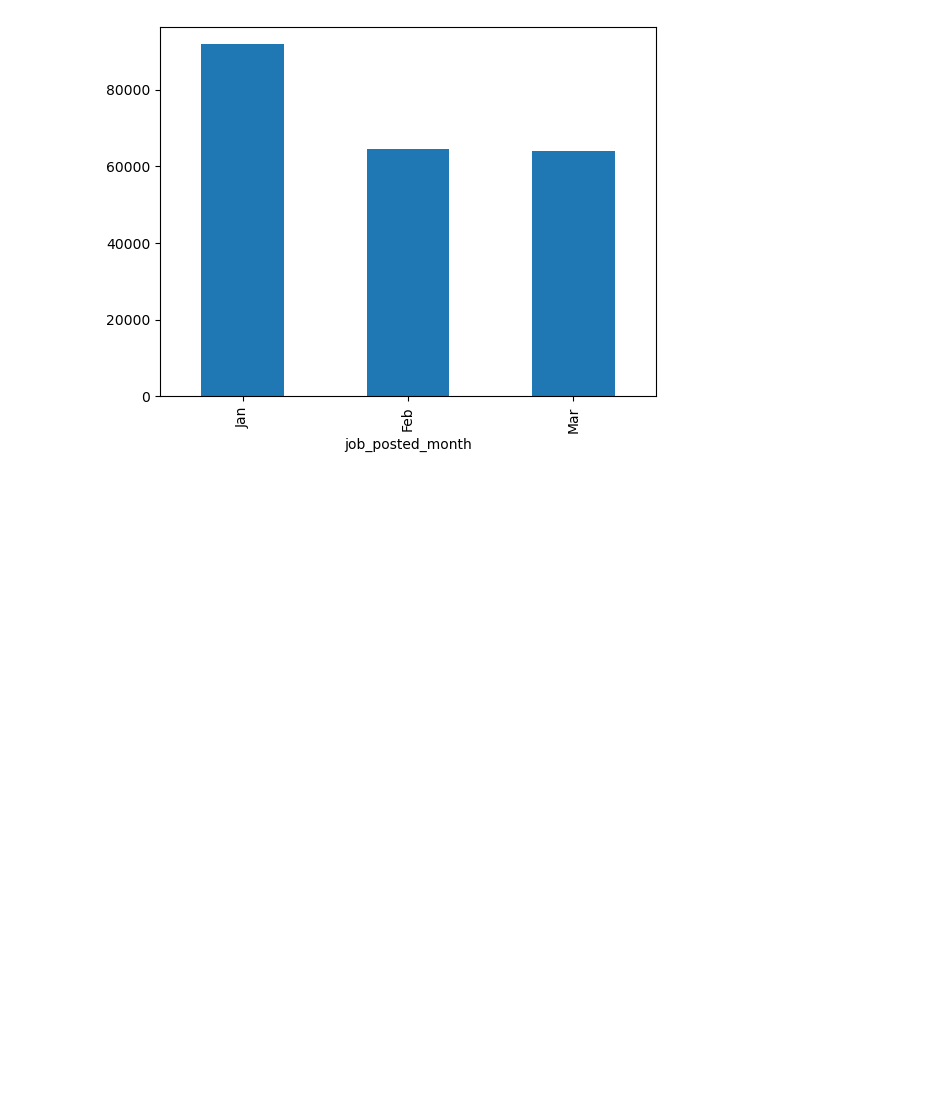
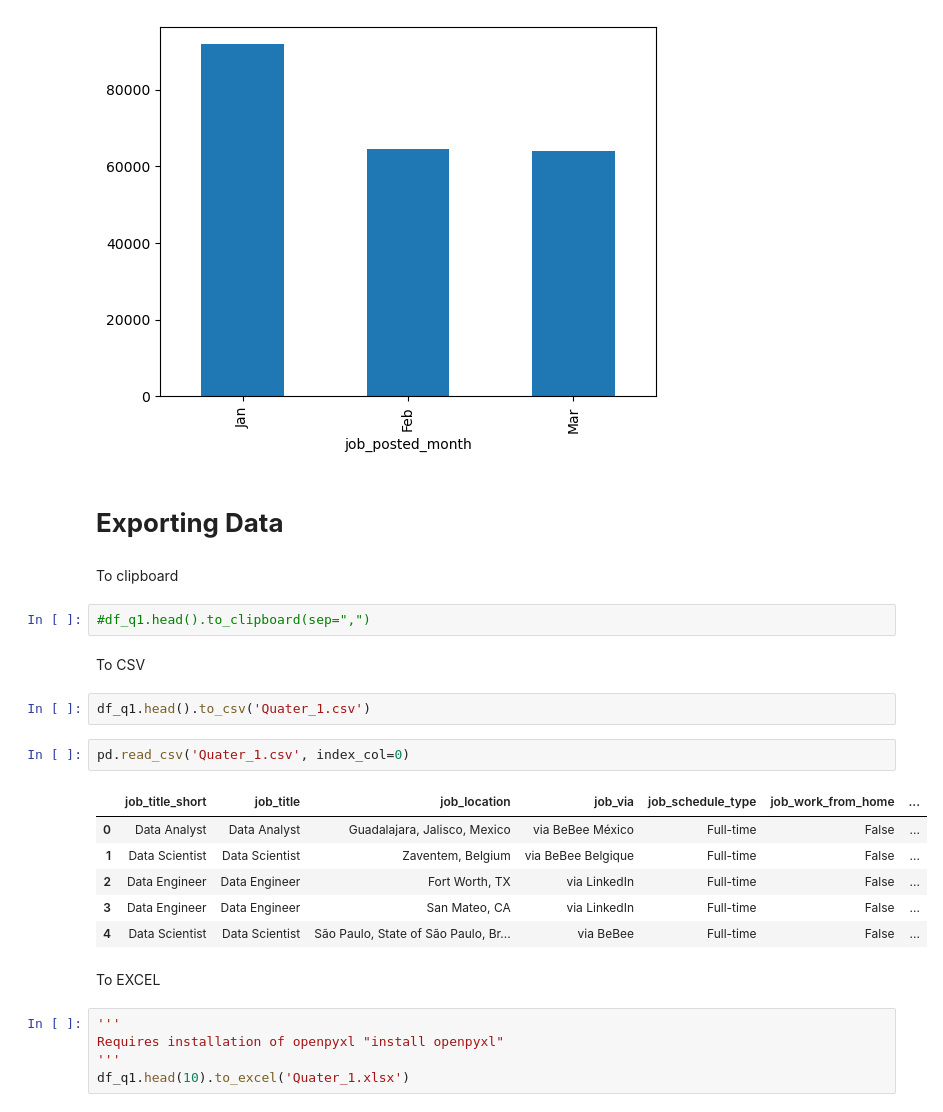
Before and after one commit to okiromosh/Learning-Python-Data, a Jupyter notebook: Python Pandas 8_Concat DataFrames.ipynb, the cells around one changed output. Saved outputs shown, nothing was run; the diff lists cells and outputs as text; blank space fills up the shorter version.

Commit message:
data 8

```diff
--- a/Python Pandas 8_Concat DataFrames.ipynb
+++ b/Python Pandas 8_Concat DataFrames.ipynb
@@ -41,3 +41,29 @@ df_q1['job_posted_month'].value_counts().plot(kind='bar')
 # %% [output]
 <Axes: xlabel='job_posted_month'>
 [figure]
+# %% [markdown]
+# **Exporting Data**
+# %% [markdown]
+To clipboard
+# %%
+#df_q1.head().to_clipboard(sep=",")
+# %% [markdown]
+To CSV
+# %%
+df_q1.head().to_csv('Quater_1.csv')
+# %%
+pd.read_csv('Quater_1.csv', index_col=0)
+# %% [output]
+|  | job_title_short | job_title | job_location | job_via | job_schedule_type | job_work_from_home | ... |
+| 0 | Data Analyst | Data Analyst | Guadalajara, Jalisco, Mexico | via BeBee México | Full-time | False | ... |
+| 1 | Data Scientist | Data Scientist | Zaventem, Belgium | via BeBee Belgique | Full-time | False | ... |
+| 2 | Data Engineer | Data Engineer | Fort Worth, TX | via LinkedIn | Full-time | False | ... |
+| 3 | Data Engineer | Data Engineer | San Mateo, CA | via LinkedIn | Full-time | False | ... |
+| 4 | Data Scientist | Data Scientist | São Paulo, State of São Paulo, Br... | via BeBee | Full-time | False | ... |
+# %% [markdown]
+To EXCEL
+# %%
+'''
+Requires installation of openpyxl "install openpyxl"
+'''
+df_q1.head(10).to_excel('Quater_1.xlsx')
```
Also changed, not shown: 2 other files.
